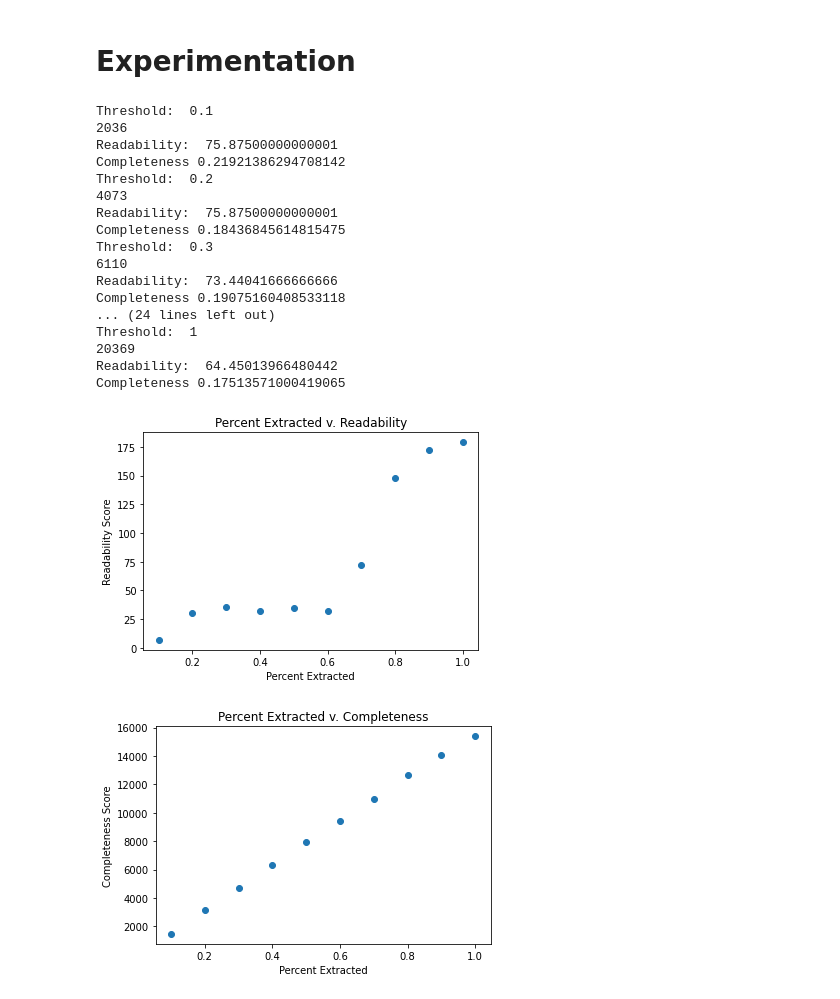
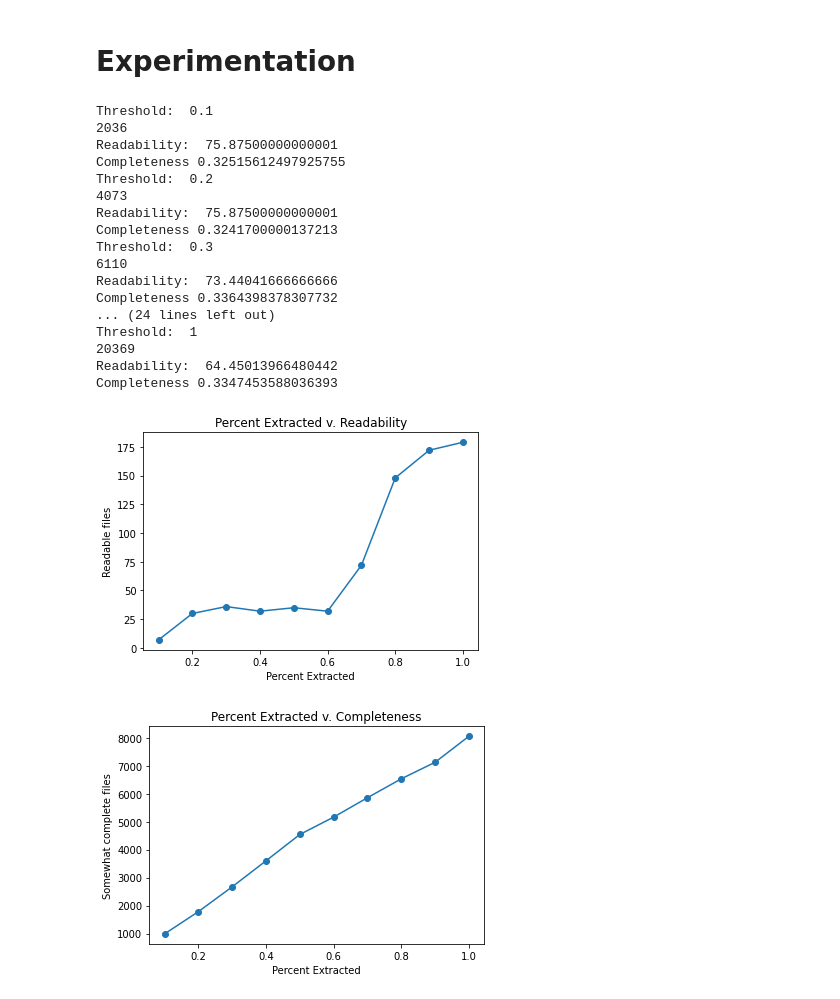
Before and after one commit to xtracthub/xtract-sampler, a Jupyter notebook: Scheduler/dequeue_analysis.ipynb, the cells around one changed output. Saved outputs shown, nothing was run; the diff lists cells and outputs as text; code cells hidden in the pictures.

```diff
--- a/Scheduler/dequeue_analysis.ipynb
+++ b/Scheduler/dequeue_analysis.ipynb
@@ -119,8 +119,8 @@ for subdir, dirs, files in os.walk("Experiments/"):
 		complete_valid = []
 
 		for key, value in completeness_scores.items():
-			complete += 1
-			if complete > 0:
+			if value > 0:
+				complete += 1
 				complete_valid.append(value)
 
 		#plt.boxplot(complete_valid)
@@ -133,40 +133,42 @@ for subdir, dirs, files in os.walk("Experiments/"):
 		print("Completeness", avg_completeness)
 		average_completeness.append(avg_completeness)
 
 X = np.asarray(X)
 Y_readability = np.asarray(Y_readability)
 Y_completeness = np.asarray(Y_completeness)
 
 plt.title("Percent Extracted v. Readability")
 plt.xlabel("Percent Extracted")
-plt.ylabel("Readability Score")
+plt.ylabel("Readable files")
 plt.scatter(X, Y_readability)
+plt.plot(X, Y_readability)
 plt.show()
 
 plt.title("Percent Extracted v. Completeness")
 plt.xlabel("Percent Extracted")
-plt.ylabel("Completeness Score")
+plt.ylabel("Somewhat complete files")
 plt.scatter(X, Y_completeness)
+plt.plot(X, Y_completeness)
 plt.show()
 # %% [output]
 Threshold:  0.1
 2036
 Readability:  75.87500000000001
-Completeness 0.21921386294708142
+Completeness 0.32515612497925755
 Threshold:  0.2
 4073
 Readability:  75.87500000000001
-Completeness 0.18436845614815475
+Completeness 0.3241700000137213
 Threshold:  0.3
 6110
 Readability:  73.44041666666666
-Completeness 0.19075160408533118
+Completeness 0.3364398378307732
 ... (24 lines left out)
 Threshold:  1
 20369
 Readability:  64.45013966480442
-Completeness 0.17513571000419065
+Completeness 0.3347453588036393
-[figure, old version]
+[figure, new version]
-[figure, old version]
+[figure, new version]
 # %%
 plt.scatter(X, average_readability)
```
Also changed, not shown: parts of 2 cells of this notebook, 7 other files.
